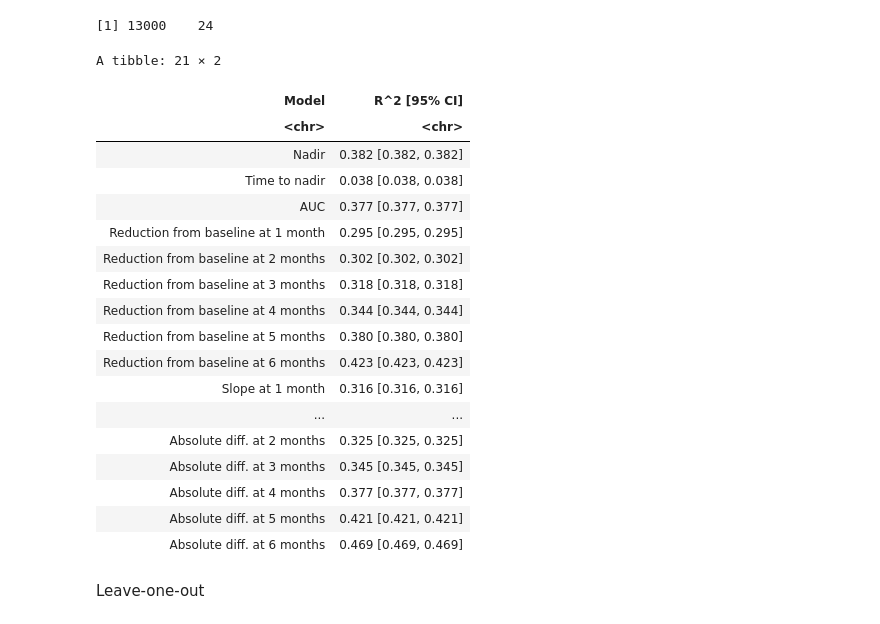
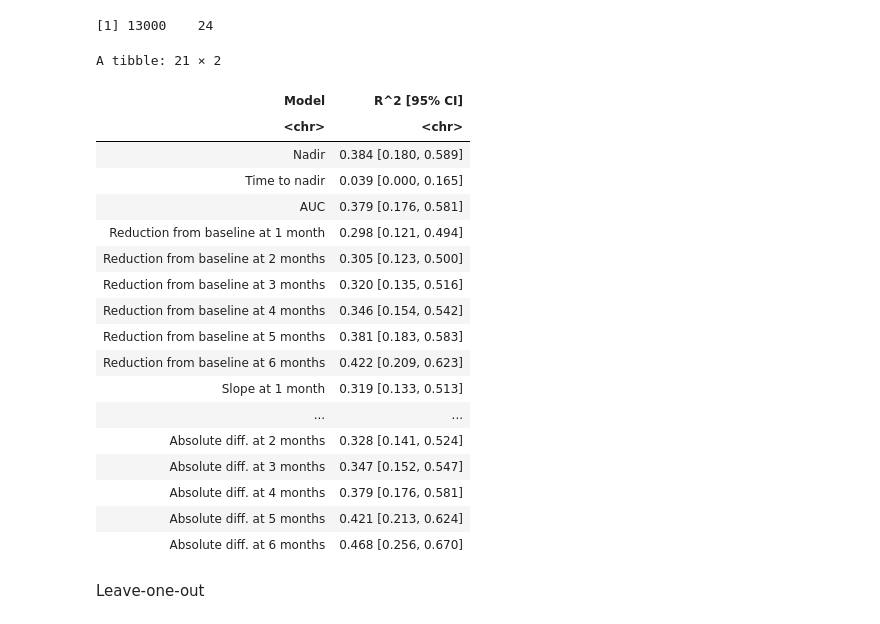
Before and after one commit to Kodro23/Surrogacy_evaluation_CA125, a Jupyter notebook: notebooks/Surrogacy_evaluation_of_CA125.ipynb, the cells around one changed output. Saved outputs shown, nothing was run; the diff lists cells and outputs as text; code cells hidden in the pictures.

```diff
--- a/notebooks/Surrogacy_evaluation_of_CA125.ipynb
+++ b/notebooks/Surrogacy_evaluation_of_CA125.ipynb
@@ -1018,55 +1018,55 @@ R2_posterior <- lapply(names(surrogate_names), function(var) {
 R2_summary <- R2_posterior %>%
   group_by(surrogate, Model) %>%
   summarise(
-    R2 = mean(R2, na.rm = TRUE),
+    mean_R2 = mean(R2, na.rm = TRUE),
     lower_95 = quantile(R2, 0.025, na.rm = TRUE),
     upper_95 = quantile(R2, 0.975, na.rm = TRUE),
     .groups = "drop"
   ) %>%
   mutate(
     `R^2 [95% CI]` = sprintf(
       "%.3f [%.3f, %.3f]",
-      R2,
+      mean_R2,
       lower_95,
       upper_95
     )
   ) %>%
   select(Model, `R^2 [95% CI]`)
 
 
 #Restore desired ordering
 R2_summary <- R2_summary %>%
   mutate(
     Model = factor(
       Model,
       levels = unname(surrogate_names)
     )
   ) %>%
   arrange(Model) %>%
   mutate(Model = as.character(Model))
 
 
 R2_summary
 # %% [output]
 A tibble: 21 × 2
 | Model | R^2 [95% CI] |
 | <chr> | <chr> |
-| Nadir | 0.382 [0.382, 0.382] |
-| Time to nadir | 0.038 [0.038, 0.038] |
-| AUC | 0.377 [0.377, 0.377] |
-| Reduction from baseline at 1 month | 0.295 [0.295, 0.295] |
-| Reduction from baseline at 2 months | 0.302 [0.302, 0.302] |
-| Reduction from baseline at 3 months | 0.318 [0.318, 0.318] |
-| Reduction from baseline at 4 months | 0.344 [0.344, 0.344] |
-| Reduction from baseline at 5 months | 0.380 [0.380, 0.380] |
-| Reduction from baseline at 6 months | 0.423 [0.423, 0.423] |
-| Slope at 1 month | 0.316 [0.316, 0.316] |
+| Nadir | 0.384 [0.180, 0.589] |
+| Time to nadir | 0.039 [0.000, 0.165] |
+| AUC | 0.379 [0.176, 0.581] |
+| Reduction from baseline at 1 month | 0.298 [0.121, 0.494] |
+| Reduction from baseline at 2 months | 0.305 [0.123, 0.500] |
+| Reduction from baseline at 3 months | 0.320 [0.135, 0.516] |
+| Reduction from baseline at 4 months | 0.346 [0.154, 0.542] |
+| Reduction from baseline at 5 months | 0.381 [0.183, 0.583] |
+| Reduction from baseline at 6 months | 0.422 [0.209, 0.623] |
+| Slope at 1 month | 0.319 [0.133, 0.513] |
 | ... | ... |
-| Absolute diff. at 2 months | 0.325 [0.325, 0.325] |
-| Absolute diff. at 3 months | 0.345 [0.345, 0.345] |
-| Absolute diff. at 4 months | 0.377 [0.377, 0.377] |
-| Absolute diff. at 5 months | 0.421 [0.421, 0.421] |
-| Absolute diff. at 6 months | 0.469 [0.469, 0.469] |
+| Absolute diff. at 2 months | 0.328 [0.141, 0.524] |
+| Absolute diff. at 3 months | 0.347 [0.152, 0.547] |
+| Absolute diff. at 4 months | 0.379 [0.176, 0.581] |
+| Absolute diff. at 5 months | 0.421 [0.213, 0.624] |
+| Absolute diff. at 6 months | 0.468 [0.256, 0.670] |
 # %% [markdown]
 Leave-one-out
 # %%
```
Also changed, not shown: parts of 5 cells of this notebook, 1 other file.
